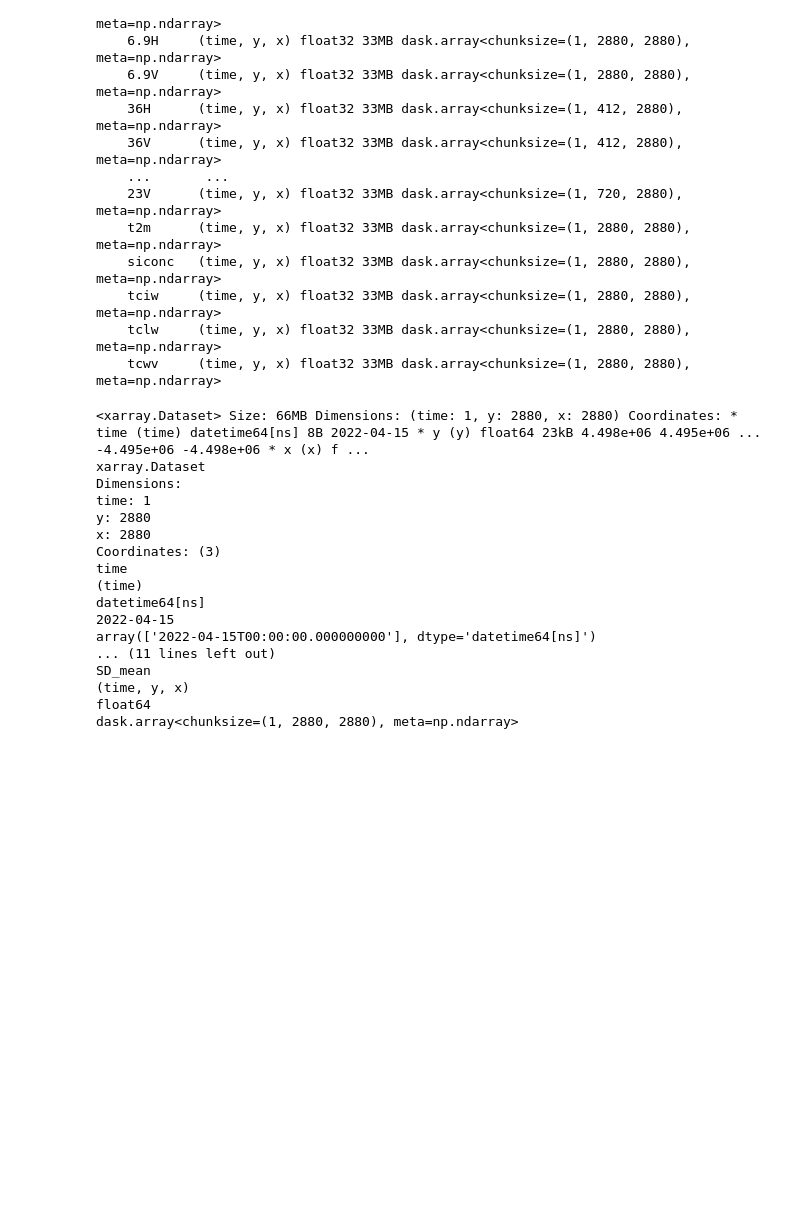
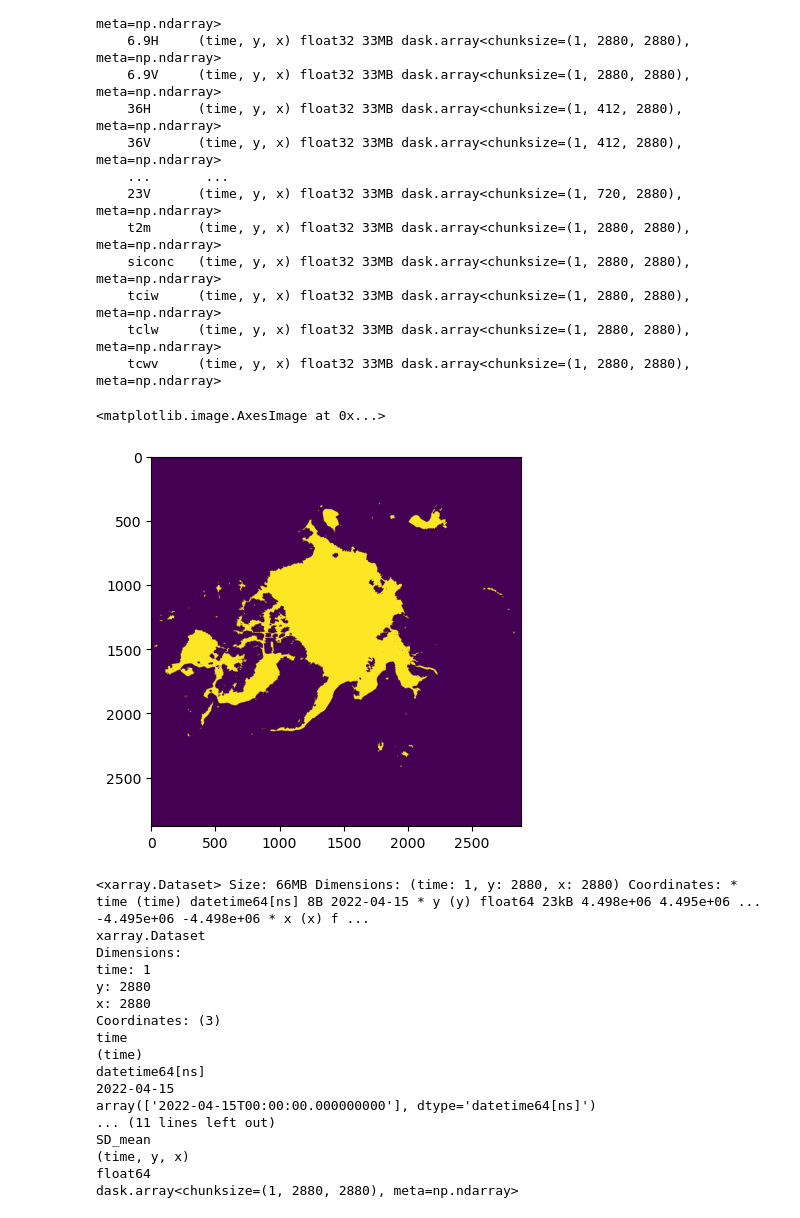
Before and after one commit to EHTellefsen/Arctic_Snow_Products, a Jupyter notebook: notebooks/misc_testing.ipynb, the cells around one changed output. Cells and saved outputs as stored; diff of their text form; code cells hidden in the pictures; blank space fills up the shorter version.

```diff
--- a/notebooks/misc_testing.ipynb
+++ b/notebooks/misc_testing.ipynb
@@ -92,3 +94,8 @@ mask = scene.data['siconc'] > 0.75
+# %%
+plt.imshow(mask[0])
+# %% [output]
+<matplotlib.image.AxesImage at 0x...>
+[figure, added]
 # %%
 model = RandomForestRegression.load("data/processed/models/ASP_RFR_model.pkl")
 predictions = model.predict(scene, mask=mask)
```
Also changed, not shown: parts of 7 cells of this notebook, 21 other files.
